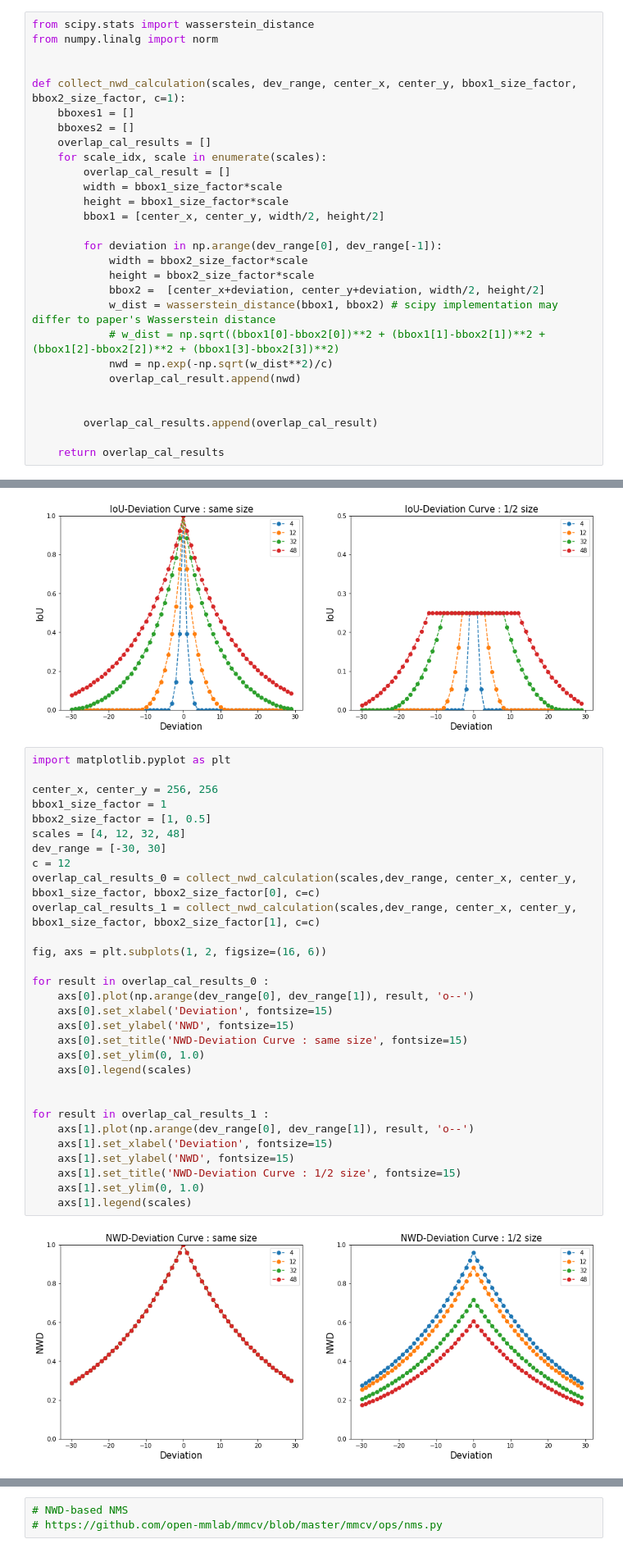
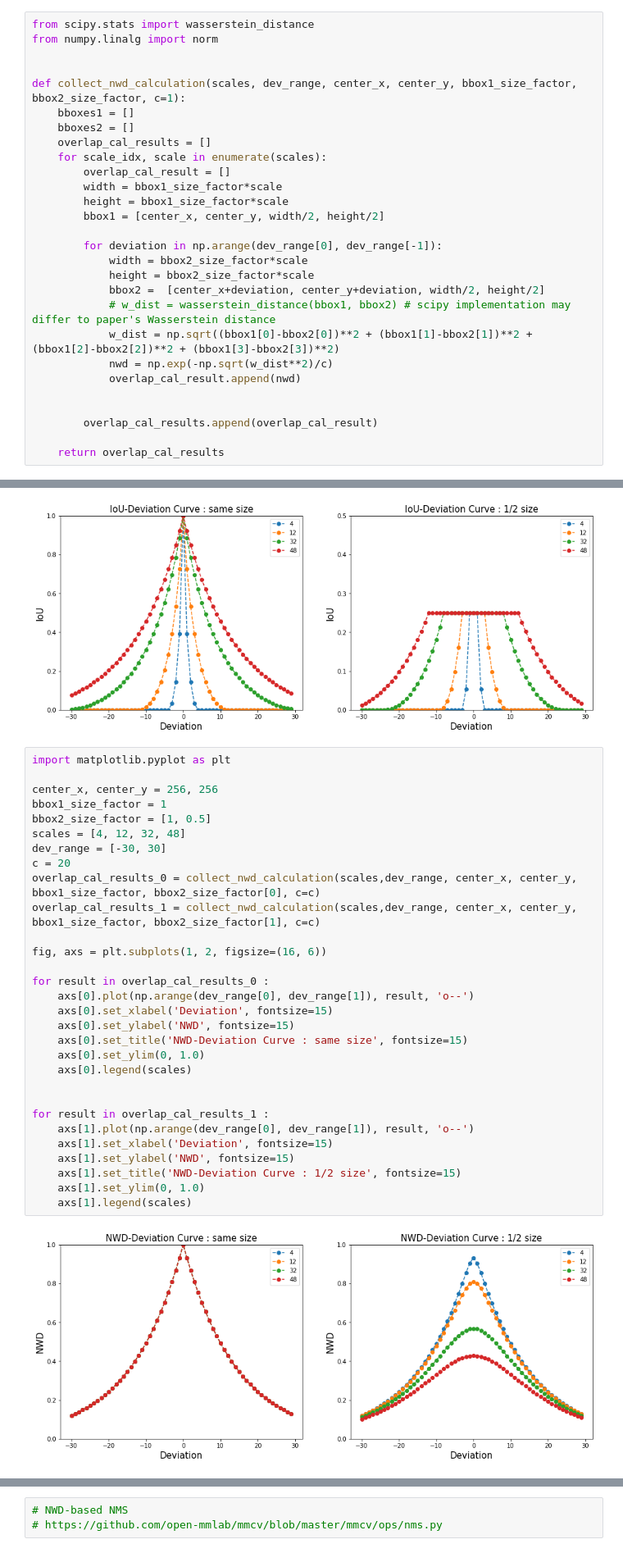
Before and after one commit to bhyun-kim/NWD, a Jupyter notebook: Tiny_Object_Detection_Normalized_Gaussian_Wasserstein_Distance.ipynb, the cells around one changed output, grey strips where cells are left out. Shown: that part at 82% size. Drawn from its saved outputs; the diff is of its cells as text.

```diff
--- a/Tiny_Object_Detection_Normalized_Gaussian_Wasserstein_Distance.ipynb
+++ b/Tiny_Object_Detection_Normalized_Gaussian_Wasserstein_Distance.ipynb
@@ -287,8 +287,8 @@ def collect_nwd_calculation(scales, dev_range, center_x, center_y, bbox1_size_fa
             width = bbox2_size_factor*scale
             height = bbox2_size_factor*scale
             bbox2 =  [center_x+deviation, center_y+deviation, width/2, height/2]
-            w_dist = wasserstein_distance(bbox1, bbox2) # scipy implementation may differ to paper's Wasserstein distance
-            # w_dist = np.sqrt((bbox1[0]-bbox2[0])**2 + (bbox1[1]-bbox2[1])**2 + (bbox1[2]-bbox2[2])**2 + (bbox1[3]-bbox2[3])**2)
+            # w_dist = wasserstein_distance(bbox1, bbox2) # scipy implementation may differ to paper's Wasserstein distance
+            w_dist = np.sqrt((bbox1[0]-bbox2[0])**2 + (bbox1[1]-bbox2[1])**2 + (bbox1[2]-bbox2[2])**2 + (bbox1[3]-bbox2[3])**2)
             nwd = np.exp(-np.sqrt(w_dist**2)/c)
             overlap_cal_result.append(nwd)
 
@@ -331,32 +331,32 @@ for result in overlap_cal_results_1 :
 # %%
 import matplotlib.pyplot as plt
 
 center_x, center_y = 256, 256
 bbox1_size_factor = 1
 bbox2_size_factor = [1, 0.5]
 scales = [4, 12, 32, 48]
 dev_range = [-30, 30]
-c = 12
+c = 20
 overlap_cal_results_0 = collect_nwd_calculation(scales,dev_range, center_x, center_y, bbox1_size_factor, bbox2_size_factor[0], c=c)
 overlap_cal_results_1 = collect_nwd_calculation(scales,dev_range, center_x, center_y, bbox1_size_factor, bbox2_size_factor[1], c=c)
 
 fig, axs = plt.subplots(1, 2, figsize=(16, 6))
 
 for result in overlap_cal_results_0 :
     axs[0].plot(np.arange(dev_range[0], dev_range[1]), result, 'o--')
     axs[0].set_xlabel('Deviation', fontsize=15)
     axs[0].set_ylabel('NWD', fontsize=15)
     axs[0].set_title('NWD-Deviation Curve : same size', fontsize=15)
     axs[0].set_ylim(0, 1.0)
     axs[0].legend(scales)
 
 
 for result in overlap_cal_results_1 :
     axs[1].plot(np.arange(dev_range[0], dev_range[1]), result, 'o--')
     axs[1].set_xlabel('Deviation', fontsize=15)
     axs[1].set_ylabel('NWD', fontsize=15)
     axs[1].set_title('NWD-Deviation Curve : 1/2 size', fontsize=15)
     axs[1].set_ylim(0, 1.0)
     axs[1].legend(scales)
 # %% [output]
-[figure, old version]
+[figure, new version]
```
Also changed, not shown: parts of 10 cells of this notebook.
